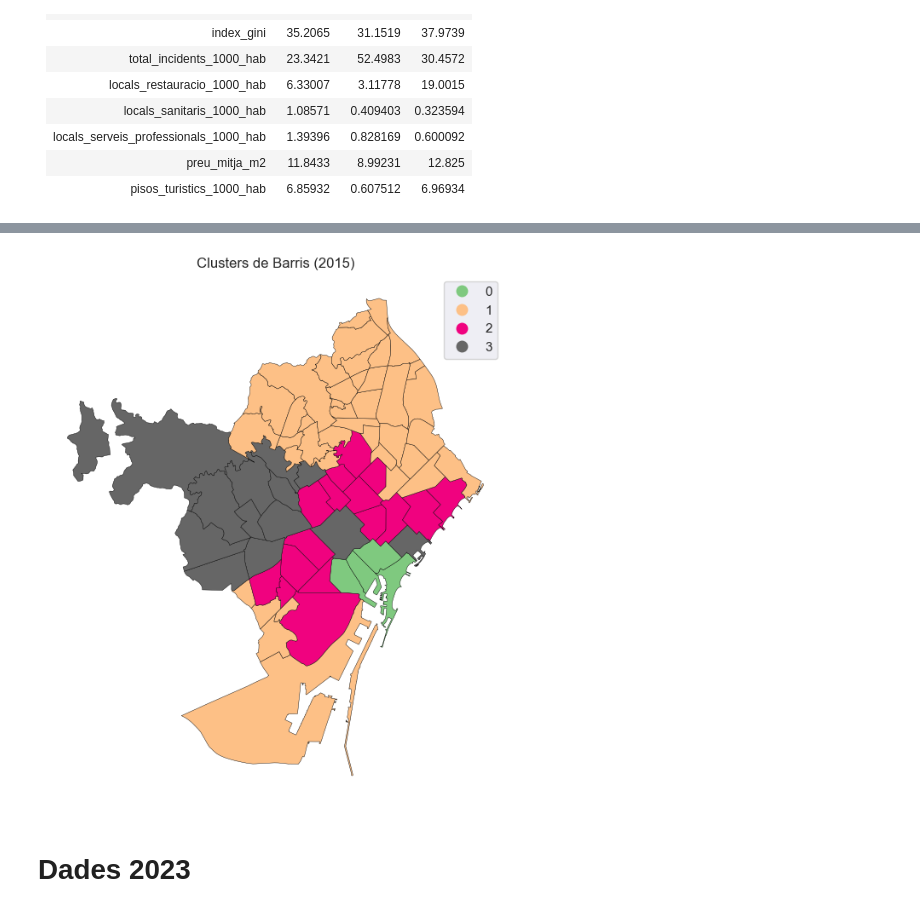
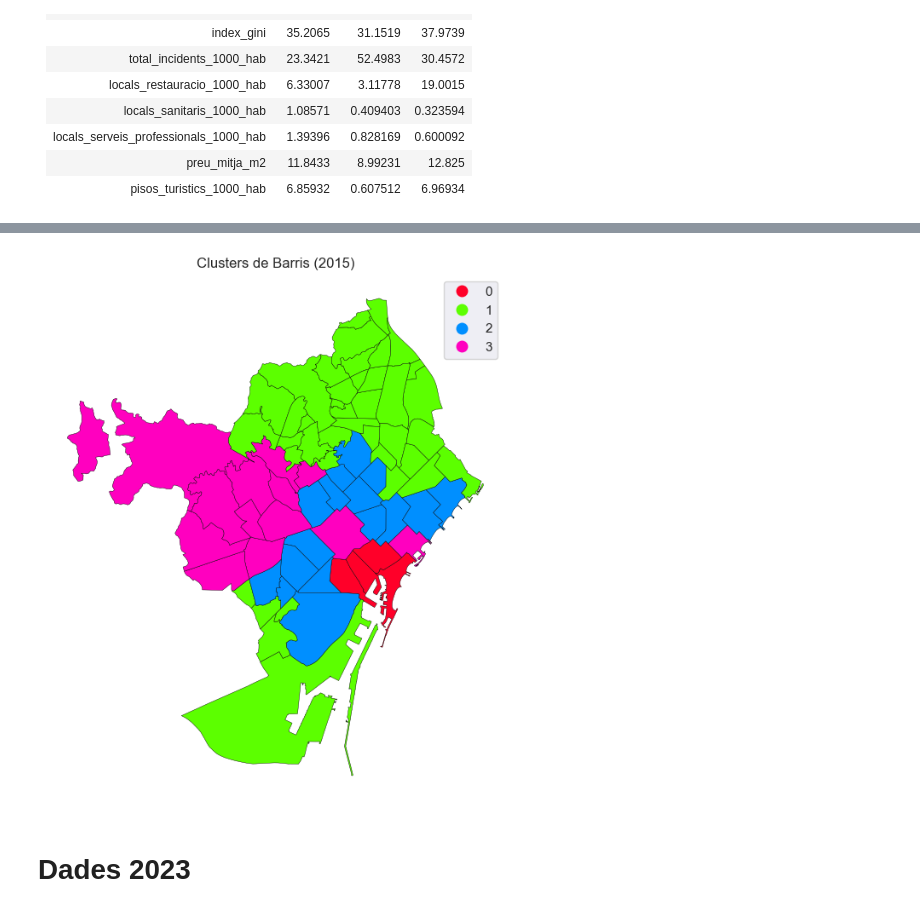
Before and after one commit to joseprau/tfm_gentrificacio_bcn, a Jupyter notebook: notebooks/modelling.ipynb, the cells around one changed output, grey strips where cells are left out. Drawn from its saved outputs; the diff is of its cells as text; code cells hidden in the pictures.

```diff
--- a/notebooks/modelling.ipynb
+++ b/notebooks/modelling.ipynb
@@ -171,7 +171,7 @@ def plot_seleccio_kmeans(results_dict: dict, nom_dades: str, nom_fitxer: str) ->
     plt.savefig(RESULTS_DIR / f"{nom_fitxer}")
     plt.show()
 
-def plot_silhouettes(kmeans_per_k:list[KMeans], silhouette_scores: list[float], X:np.ndarray, nom_fitxer:str):
+def plot_silhouettes(kmeans_per_k:list[KMeans], silhouette_scores: list[float], X:np.ndarray, nom_dades:str, nom_fitxer:str):
     plt.figure(figsize = (11,9))
     for k in (3, 4, 5, 6):
         plt.subplot(2, 2, k - 2)
@@ -204,8 +204,9 @@ def plot_silhouettes(kmeans_per_k:list[KMeans], silhouette_scores: list[float],
 
         plt.axvline(x=silhouette_scores[k - 2], color="red", linestyle="--")
         plt.title(f"$k={k}$")
-        plt.savefig(RESULTS_DIR / f"{nom_fitxer}")
-        plt.show()
+    plt.suptitle(f"Coeficients de Silhouette per k ({nom_dades})")
+    plt.savefig(RESULTS_DIR / f"{nom_fitxer}")
+    plt.show()
 
 
 def plot_seleccio_agg(results: pd.DataFrame, nom_dades: str, nom_fitxer: str):
@@ -226,7 +227,7 @@ def plot_clusters(df: pd.DataFrame, titol: str, nom_fitxer: str, dir: str=RESULT
         legend=True,
         figsize=(8, 8),
         edgecolor="black",
-        cmap="Accent",
+        cmap="gist_rainbow",
         linewidth=0.3
     )
     plt.title(titol)
@@ -429,9 +435,9 @@ Barris en cluster 1:
  'la Vila Olímpica del Poblenou']
 **************************************************
 # %%
-plot_clusters(clustered, "Clusters de Barris (2015)", "clusters_15_2.png")
+plot_clusters(clustered, "Clusters de Barris (2015)", "clusters_15.png")
 # %% [output]
-[figure, old version]
+[figure, new version]
 # %%
 perfils_15.to_csv(DATA_DIR / 'clustered' / 'df_2015.csv', index= False)
 # %% [markdown]
```
Also changed, not shown: parts of 5 cells of this notebook, 4 other files.
